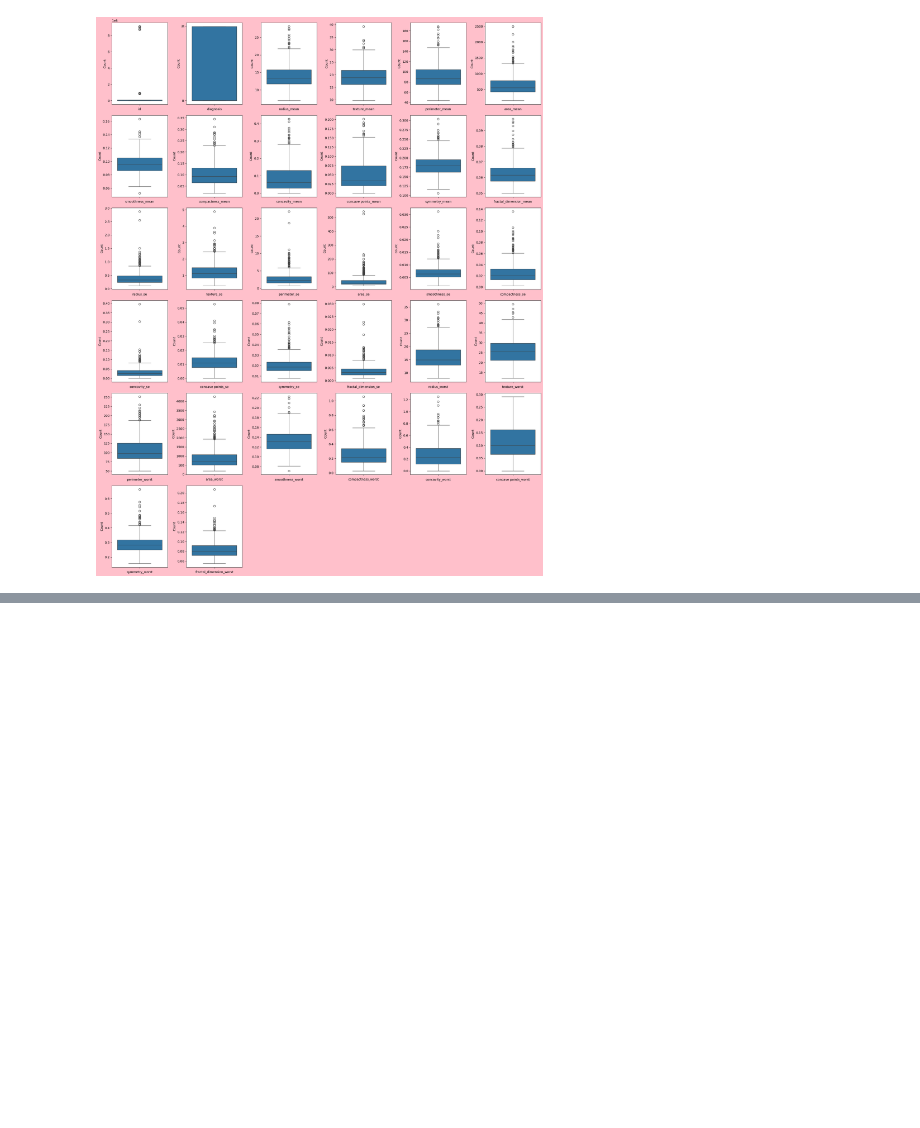
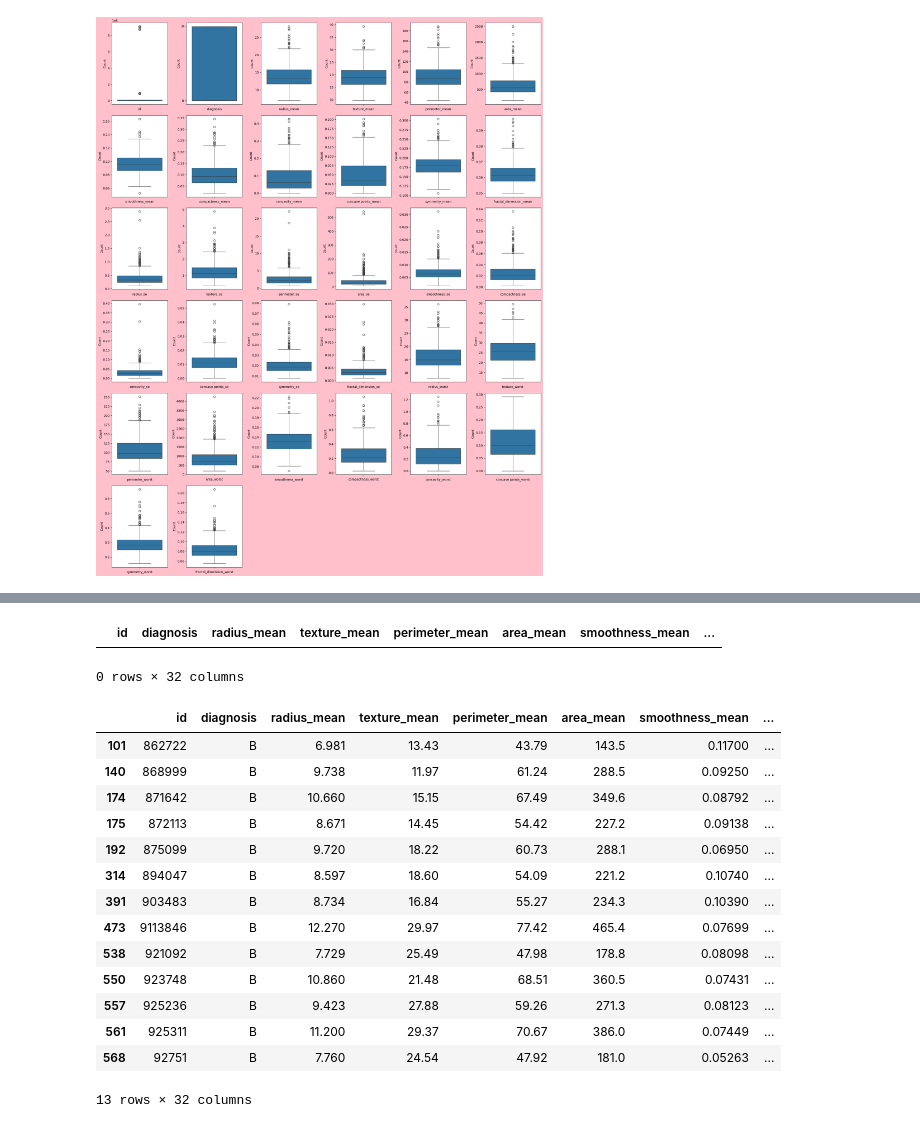
Before and after one commit to Aditya190704/Supervised_Learning_Practice, a Jupyter notebook: Logistic Regression/Breast_Cancer_Detection/BreastCancer.ipynb, the cells around one changed output, grey strips where cells are left out. Saved outputs shown, nothing was run; the diff lists cells and outputs as text; code cells hidden in the pictures; blank space fills up the shorter version.

```diff
--- a/Logistic Regression/Breast_Cancer_Detection/BreastCancer.ipynb
+++ b/Logistic Regression/Breast_Cancer_Detection/BreastCancer.ipynb
@@ -150,0 +263,2 @@ plt.tight_layout()
+# %%
+data.concavity_mean.replace(0,np.median(data.concavity_mean),inplace=True)
@@ -150,0 +272,23 @@ plt.tight_layout()
+# %%
+data.loc[data['concavity_mean']==0]
+# %% [output]
+|  | id | diagnosis | radius_mean | texture_mean | perimeter_mean | area_mean | smoothness_mean | ... |
+0 rows × 32 columns
+# %%
+data.loc[data['concave points_mean']==0]
+# %% [output]
+|  | id | diagnosis | radius_mean | texture_mean | perimeter_mean | area_mean | smoothness_mean | ... |
+| 101 | 862722 | B | 6.981 | 13.43 | 43.79 | 143.5 | 0.11700 | ... |
+| 140 | 868999 | B | 9.738 | 11.97 | 61.24 | 288.5 | 0.09250 | ... |
+| 174 | 871642 | B | 10.660 | 15.15 | 67.49 | 349.6 | 0.08792 | ... |
+| 175 | 872113 | B | 8.671 | 14.45 | 54.42 | 227.2 | 0.09138 | ... |
+| 192 | 875099 | B | 9.720 | 18.22 | 60.73 | 288.1 | 0.06950 | ... |
+| 314 | 894047 | B | 8.597 | 18.60 | 54.09 | 221.2 | 0.10740 | ... |
+| 391 | 903483 | B | 8.734 | 16.84 | 55.27 | 234.3 | 0.10390 | ... |
+| 473 | 9113846 | B | 12.270 | 29.97 | 77.42 | 465.4 | 0.07699 | ... |
+| 538 | 921092 | B | 7.729 | 25.49 | 47.98 | 178.8 | 0.08098 | ... |
+| 550 | 923748 | B | 10.860 | 21.48 | 68.51 | 360.5 | 0.07431 | ... |
+| 557 | 925236 | B | 9.423 | 27.88 | 59.26 | 271.3 | 0.08123 | ... |
+| 561 | 925311 | B | 11.200 | 29.37 | 70.67 | 386.0 | 0.07449 | ... |
+| 568 | 92751 | B | 7.760 | 24.54 | 47.92 | 181.0 | 0.05263 | ... |
+13 rows × 32 columns
```
Also changed, not shown: parts of 22 cells of this notebook.
